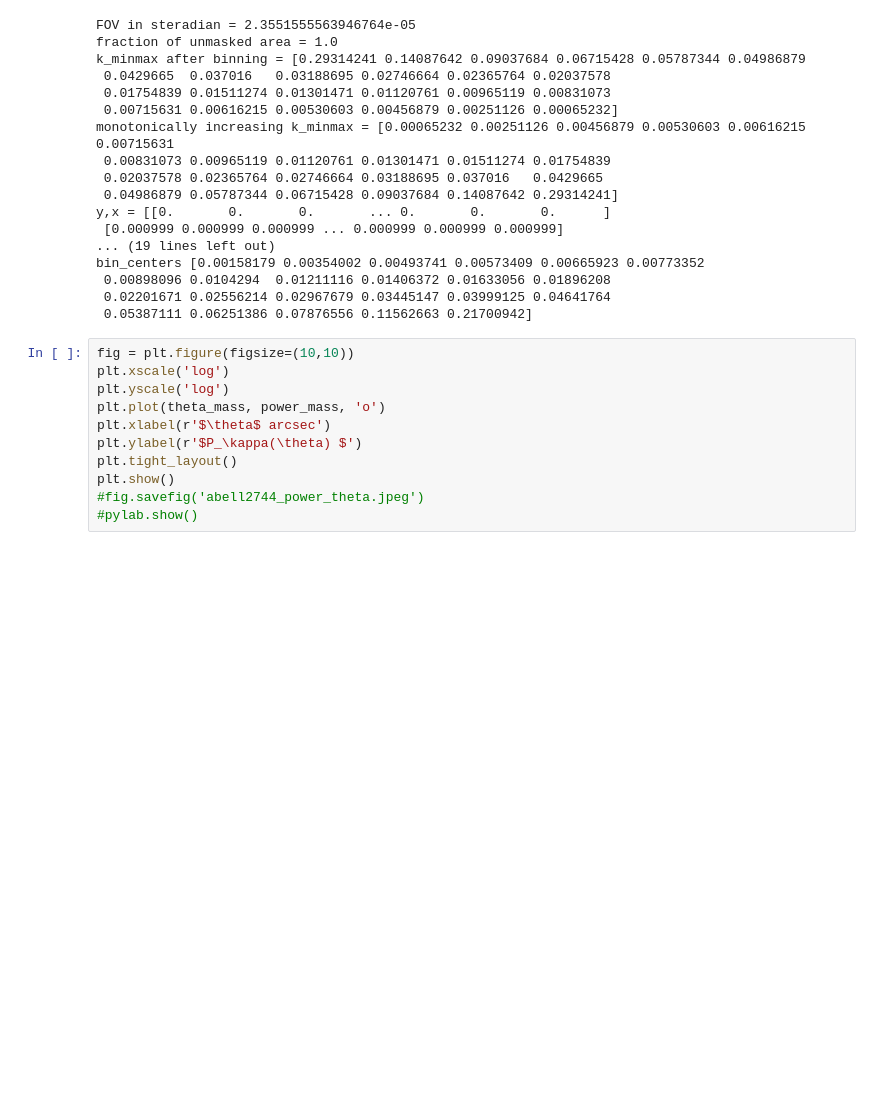
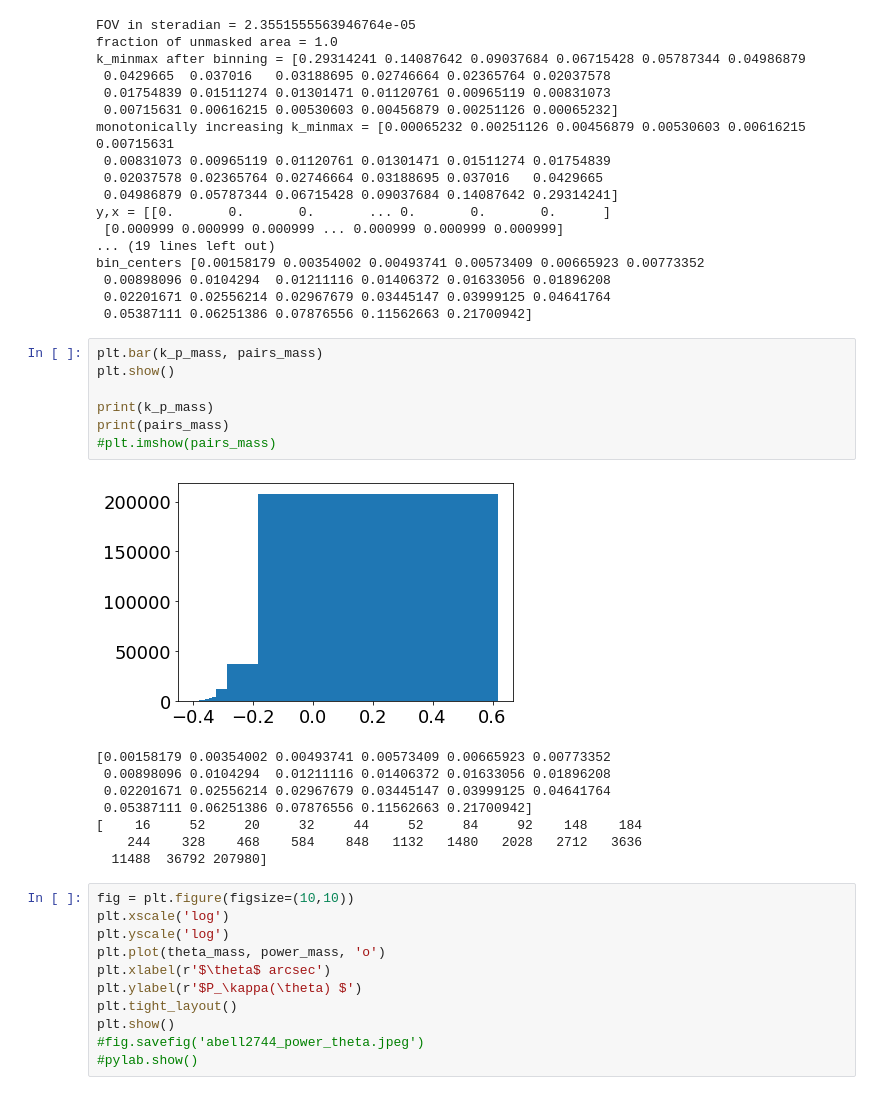
Before and after one commit to dutra/lensing, a Jupyter notebook: giulia/mass_power_spectrum.ipynb, the cells around one changed output. Saved outputs shown, nothing was run; the diff lists cells and outputs as text; blank space fills up the shorter version.

```diff
--- a/giulia/mass_power_spectrum.ipynb
+++ b/giulia/mass_power_spectrum.ipynb
@@ -143,6 +143,22 @@ bin_centers [0.00158179 0.00354002 0.00493741 0.00573409 0.00665923 0.00773352
  0.00898096 0.0104294  0.01211116 0.01406372 0.01633056 0.01896208
  0.02201671 0.02556214 0.02967679 0.03445147 0.03999125 0.04641764
  0.05387111 0.06251386 0.07876556 0.11562663 0.21700942]
+# %%
+plt.bar(k_p_mass, pairs_mass)
+plt.show()
+
+print(k_p_mass)
+print(pairs_mass)
+#plt.imshow(pairs_mass)
+# %% [output]
+[figure, added]
+[0.00158179 0.00354002 0.00493741 0.00573409 0.00665923 0.00773352
+ 0.00898096 0.0104294  0.01211116 0.01406372 0.01633056 0.01896208
+ 0.02201671 0.02556214 0.02967679 0.03445147 0.03999125 0.04641764
+ 0.05387111 0.06251386 0.07876556 0.11562663 0.21700942]
+[    16     52     20     32     44     52     84     92    148    184
+    244    328    468    584    848   1132   1480   2028   2712   3636
+  11488  36792 207980]
 # %%
 fig = plt.figure(figsize=(10,10))
 plt.xscale('log')
```
Also changed, not shown: 4 other files.
